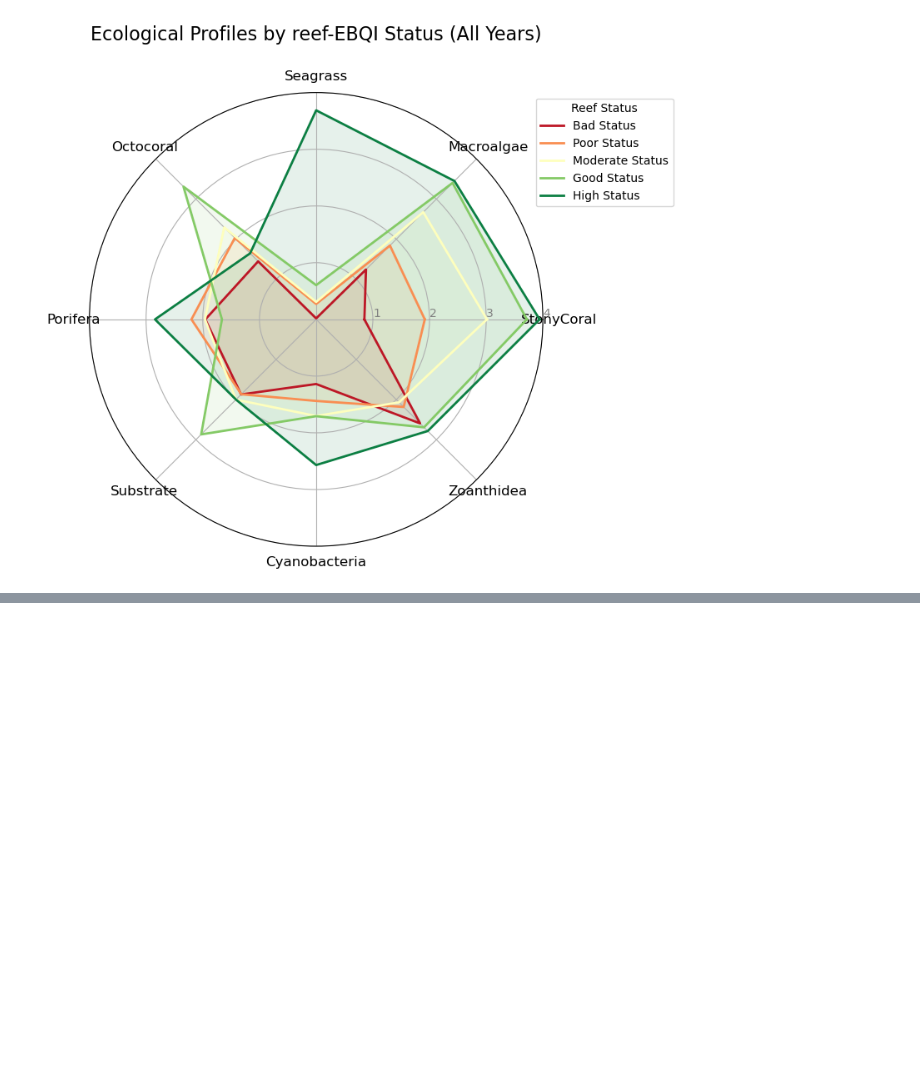
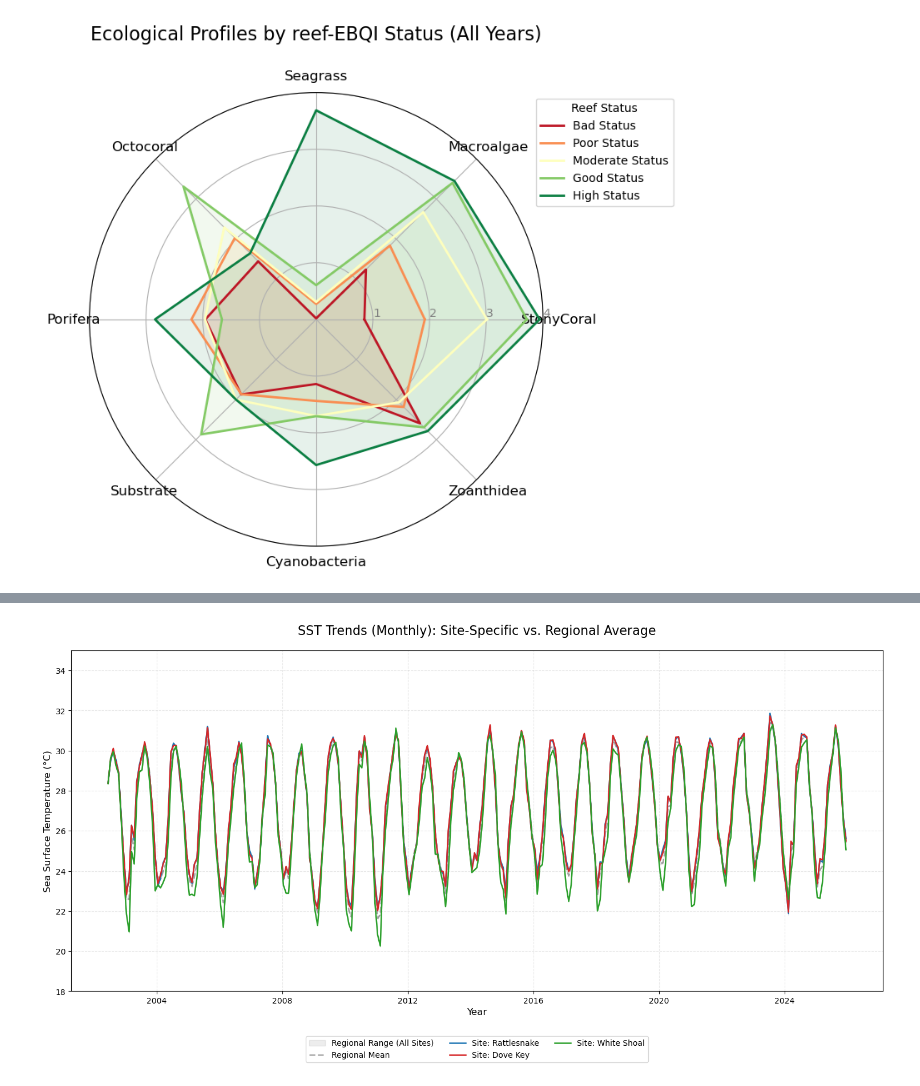
Before and after one commit to eqmh/multitressor, a Jupyter notebook: corals_stressors.ipynb, the cells around one changed output, grey strips where cells are left out. Saved outputs shown, nothing was run; the diff lists cells and outputs as text; code cells hidden in the pictures; blank space fills up the shorter version.

```diff
--- a/corals_stressors.ipynb
+++ b/corals_stressors.ipynb
@@ -777,0 +920,99 @@ plt.show()
+# %%
+# Select either ds_sst_daily or ds_sst_monthly as needed
+ds_input = ds_sst_monthly
+
+# 1. Prepare unique site list
+df_unique_sites = df_stations[['Site_name', 'latDD', 'lonDD']].drop_duplicates(subset='Site_name')
+
+# 2. Iteratively extract 3x3 pixel box for each site
+site_sst_results = {}
+
+# Detect if the dataset is daily or monthly based on the time delta
+time_diff = ds_input.time.diff('time').median().values / np.timedelta64(1, 'D')
+is_daily = time_diff < 5  # True if data is daily (~1 day), False if monthly (~30 days)
+
+print(f"Extracting 3x3 pixel data. Mode: {'Daily -> Resampled Monthly' if is_daily else 'Monthly'}")
+
+for idx, row in df_unique_sites.iterrows():
+    site = row['Site_name']
+    lat, lon = row['latDD'], row['lonDD']
+
+    # Find center indices
+    center_ds = ds_input.sel(latitude=lat, longitude=lon, method='nearest')
+    lat_idx = np.abs(ds_input.latitude - center_ds.latitude).argmin().item()
+    lon_idx = np.abs(ds_input.longitude - center_ds.longitude).argmin().item()
+
+    # Extract 3x3 grid
+    subset = ds_input.sst.isel(
+        latitude=slice(lat_idx - 1, lat_idx + 2),
+        longitude=slice(lon_idx - 1, lon_idx + 2)
+    )
+
+    # Calculate spatial mean for the 3x3 box
+    spatial_mean = subset.mean(dim=['latitude', 'longitude'])
+
+    if is_daily:
+        # AGGREGATION: Resample daily spatial means to monthly mean and SD
+        # 'MS' = Month Start frequency
+        site_mean = spatial_mean.resample(time='MS').mean()
+        site_std = spatial_mean.resample(time='MS').std()
+    else:
+        # Standard spatial SD for monthly data
+        site_mean = spatial_mean
+        site_std = subset.std(dim=['latitude', 'longitude'])
+
+    # Convert to dataframe
+    df_site = pd.DataFrame({
+        'Date': site_mean.time.values,
+        'SST_Mean': site_mean.values,
+        'SST_SD': site_std.values
+    }).dropna() # Drop any months with missing data
+
+    df_site['Site_name'] = site
+    site_sst_results[site] = df_site
+
+# Combine all sites
+df_sst_master = pd.concat(site_sst_results.values(), ignore_index=True)
+
+# 3. Plotting with Regional Reference
+selected_sites = ['Rattlesnake', 'Dove Key', 'White Shoal']
+colors = {'Rattlesnake': '#1f77b4', 'Dove Key': '#d62728', 'White Shoal': '#2ca02c'}
+
+# Group by Date to get the regional average
+regional_ref = df_sst_master.groupby('Date').agg({
+    'SST_Mean': 'mean',
+    'SST_SD': 'mean'
+}).reset_index()
+
+plt.figure(figsize=(15, 8))
+
+# Background Regional Reference
+plt.fill_between(regional_ref['Date'],
+                 regional_ref['SST_Mean'] - regional_ref['SST_SD'],
+                 regional_ref['SST_Mean'] + regional_ref['SST_SD'],
+                 color='black', alpha=0.07, label='Regional Range (All Sites)')
+plt.plot(regional_ref['Date'], regional_ref['SST_Mean'],
+         color='black', linestyle='--', linewidth=2, alpha=0.3, label='Regional Mean')
+
+# Plot Selected Sites
+for site in selected_sites:
+    plot_data = site_sst_results.get(site)
+    if plot_data is not None:
+        plt.fill_between(plot_data['Date'],
+                         plot_data['SST_Mean'] - plot_data['SST_SD'],
+                         plot_data['SST_Mean'] + plot_data['SST_SD'],
+                         color=colors[site], alpha=0.2)
+        plt.plot(plot_data['Date'], plot_data['SST_Mean'],
+                 color=colors[site], linewidth=1.8, label=f'Site: {site}')
+
+# Formatting and Titles
+data_mode = "Daily Aggregated" if is_daily else "Monthly"
+plt.title(f'SST Trends ({data_mode}): Site-Specific vs. Regional Average', fontsize=16, pad=20)
+plt.ylabel('Sea Surface Temperature (°C)', fontsize=12)
+plt.xlabel('Year', fontsize=12)
+plt.ylim(18, 35)
+plt.legend(loc='upper center', bbox_to_anchor=(0.5, -0.12), ncol=3, frameon=True)
+plt.grid(True, linestyle='--', alpha=0.3)
+plt.tight_layout()
+plt.show()
+# %% [output]
@@ -777,0 +1020 @@ plt.show()
+[figure, added]
```
Also changed, not shown: parts of 13 cells of this notebook, 2 other files.
